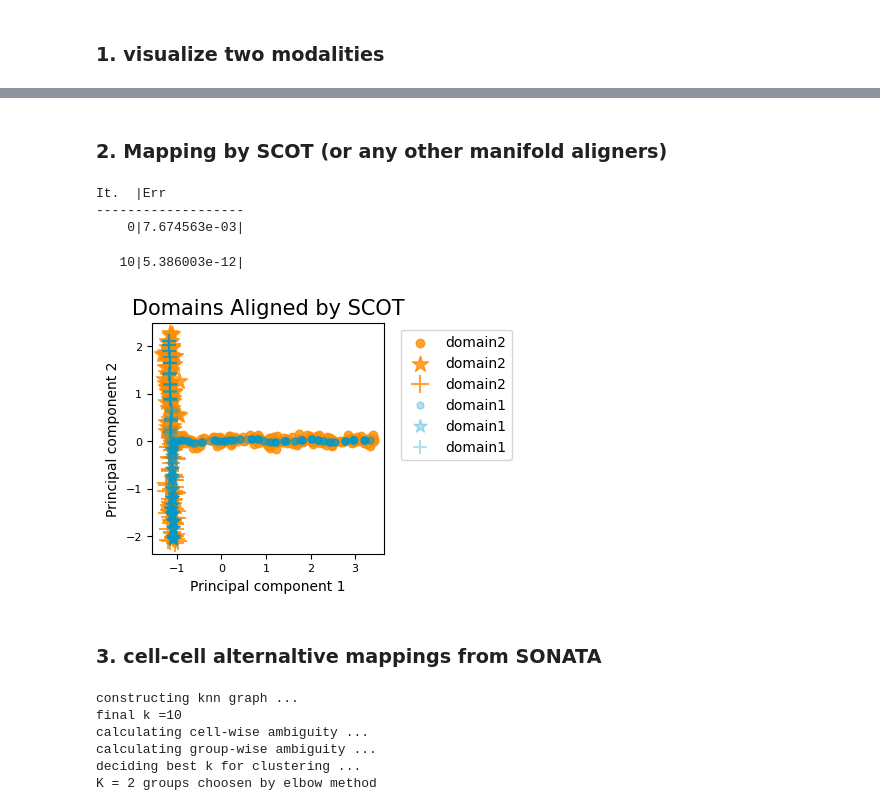
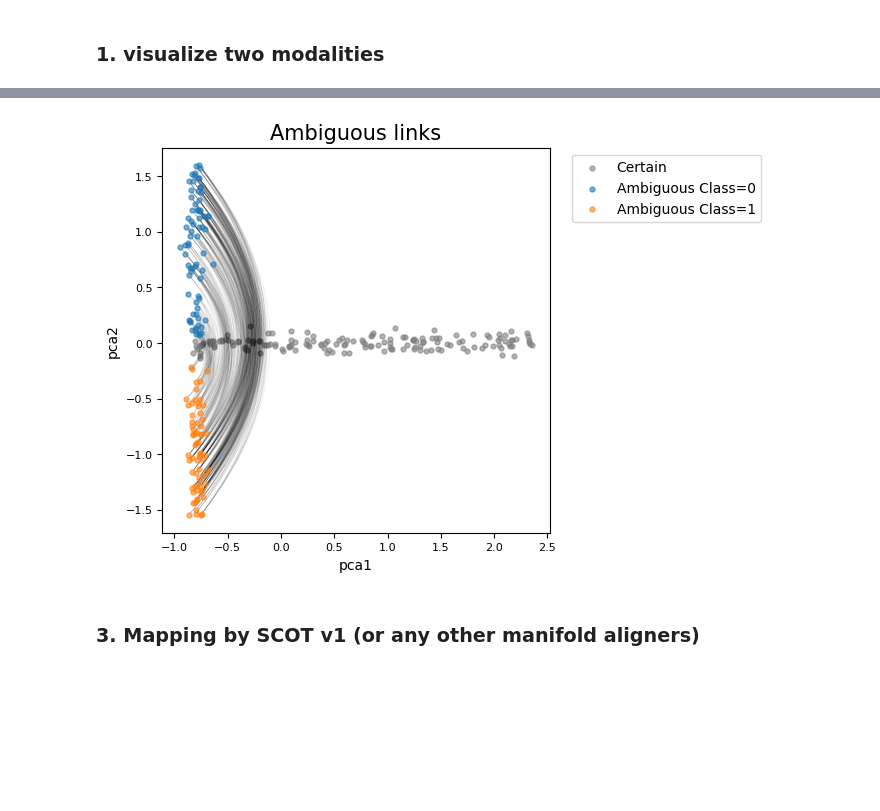
Before and after one commit to batmen-lab/SONATA, a Jupyter notebook: examples/simulation_t_branch.ipynb, the cells around one changed output, grey strips where cells are left out. Cells and saved outputs as stored; diff of their text form; code cells hidden in the pictures; blank space fills up the shorter version.

```diff
--- a/examples/simulation_t_branch.ipynb
+++ b/examples/simulation_t_branch.ipynb
@@ -41,28 +75,7 @@ plt_domain_by_label(data2, label2, color='#FF8C00', title='domain2', show=True)
+# %%
+plt_cannotlink_by_labelcolor(data1, ambiguous_idx, ambiguous_labels, sn.cannot_links, alpha=0.6, cl_alpha = 0.1, marker='.',
+                                curve_link=True, show=True)
+# %% [output]
+[figure, added]
 # %% [markdown]
-### 2. Mapping by SCOT (or any other manifold aligners)
+### 3. Mapping by SCOT v1 (or any other manifold aligners)
-# %%
-scot = scotv1.SCOT(data1.copy(), data2.copy())
-scot.align(k = cfg.scot.k, e=cfg.scot.e, mode=cfg.scot.mode, metric=cfg.scot.metric, normalize=cfg.scot.normalize)
-mapping = scot.coupling
-x_aligned, y_aligned = projection_barycentric(scot.X, scot.y, mapping, XontoY = cfg.plt.XontoY)
-# %% [output]
-It.  |Err
--------------------
-    0|7.674563e-03|
-   10|5.386003e-12|
-# %%
-plt_mapping_by_label(x_aligned, y_aligned, label1, label2, show=True)
-# %% [output]
-[figure, removed]
-# %% [markdown]
-### 3. cell-cell alternaltive mappings from SONATA
-# %%
-sn = sonata.sonata(kmin=cfg.sonata.kmin, sigma=cfg.sonata.sigma, t=cfg.sonata.t)
-alter_mappings = sn.alt_mapping(data=data1)
-# %% [output]
-constructing knn graph ...
-final k =10
-calculating cell-wise ambiguity ...
-calculating group-wise ambiguity ...
-deciding best k for clustering ...
-K = 2 groups choosen by elbow method
```
Also changed, not shown: parts of 16 cells of this notebook, 14 other files.
